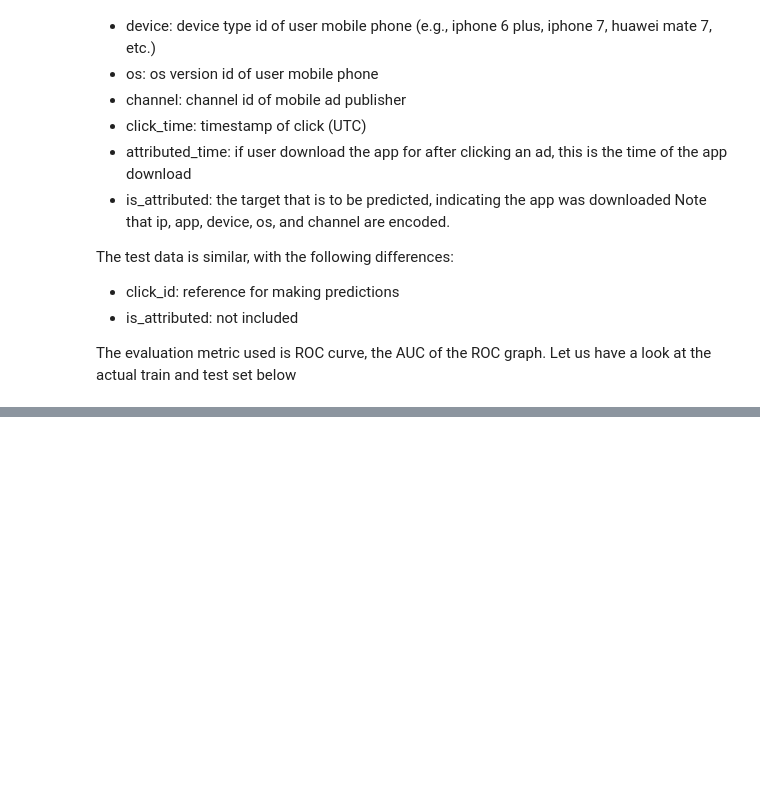
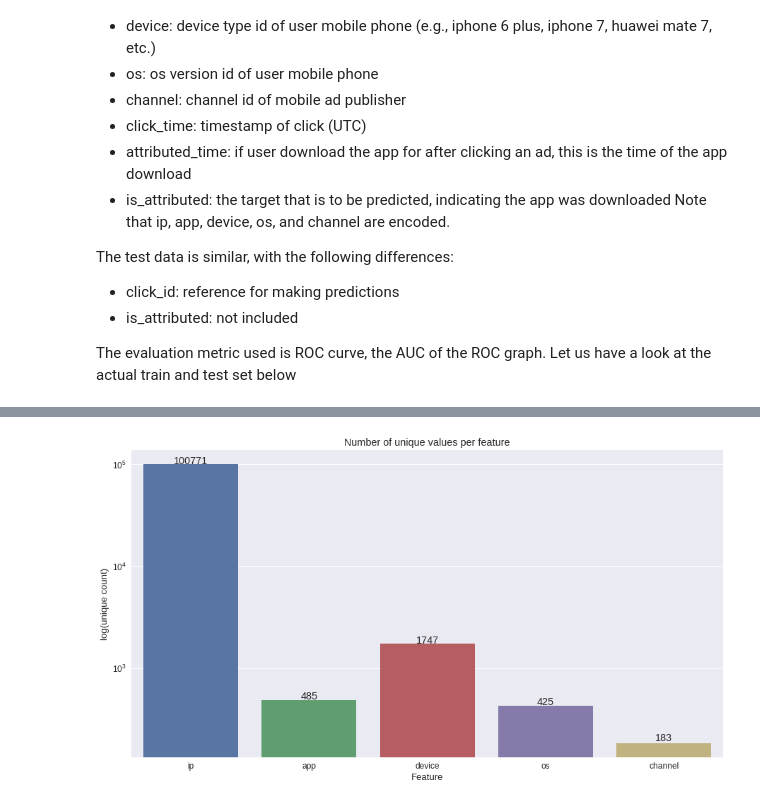
Before and after one commit to Nick7hill/kaggle, a Jupyter notebook: talkingdata_adtracking_fraud_detection/adtracking.ipynb, the cells around one changed output, grey strips where cells are left out. Saved outputs shown, nothing was run; the diff lists cells and outputs as text; code cells hidden in the pictures; blank space fills up the shorter version.

```diff
--- a/talkingdata_adtracking_fraud_detection/adtracking.ipynb
+++ b/talkingdata_adtracking_fraud_detection/adtracking.ipynb
@@ -66,0 +63,2 @@ test.head()
+# %%
+train_df = pd.read_csv('data/train.csv',nrows=40000000)
@@ -66,0 +85,16 @@ test.head()
+# %%
+#plotting unique features
+plt.figure(figsize=(15,8))
+cols=['ip','app','device','os','channel']
+unique_list=[len(train_df[col].unique()) for col in cols]
+sns.set(font_scale=1.2)
+ax = sns.barplot(cols, unique_list, log=True)
+ax.set(xlabel='Feature', ylabel='log(unique count)', title='Number of unique values per feature')
+for p, uniq in zip(ax.patches, unique_list):
+    height = p.get_height()
+    ax.text(p.get_x()+p.get_width()/2.,
+            height + 10,
+            uniq,
+            ha="center")
+# %% [output]
+[figure, added]
```
Also changed, not shown: parts of 12 cells of this notebook.
